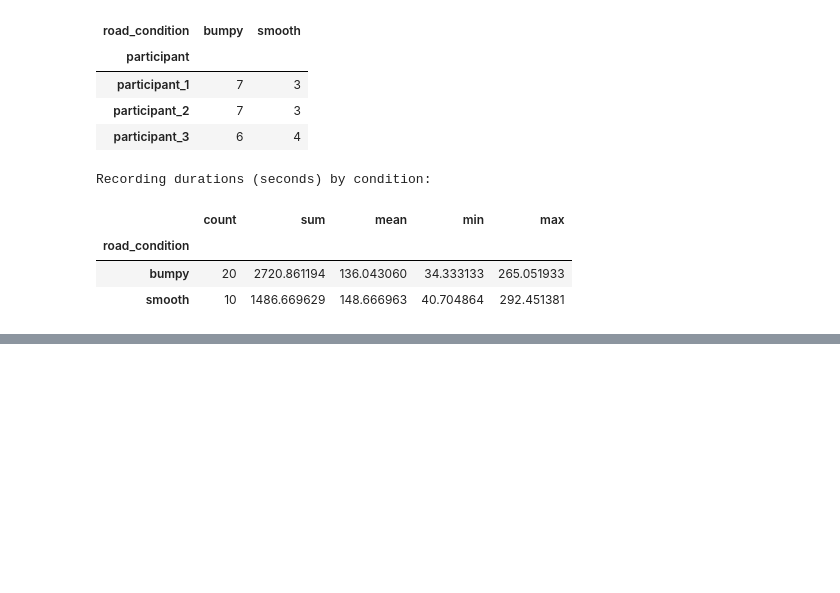
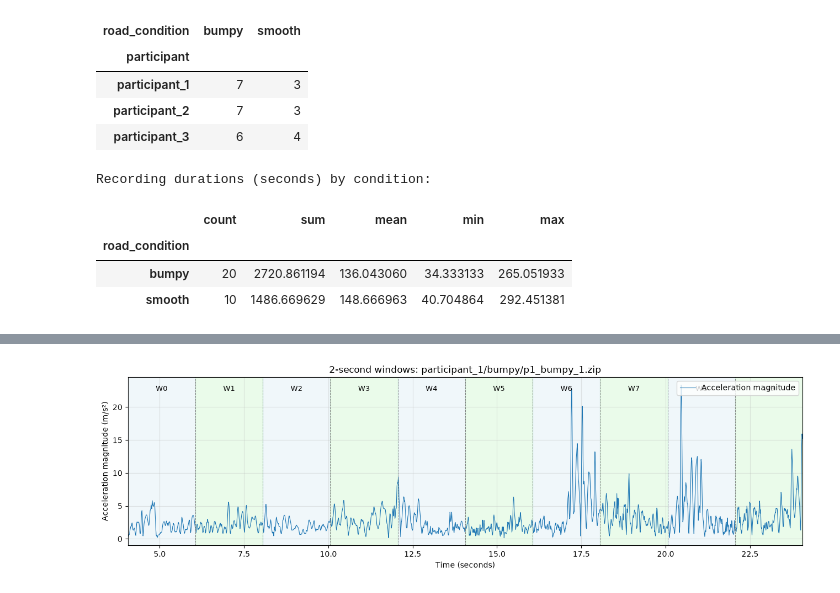
Before and after one commit to xinran-2/Pavement-smoothness-detection-model, a Jupyter notebook: notebooks/Project_pipeline.ipynb, the cells around one changed output, grey strips where cells are left out. Drawn from its saved outputs; the diff is of its cells as text; code cells hidden in the pictures; blank space fills up the shorter version.

```diff
--- a/notebooks/Project_pipeline.ipynb
+++ b/notebooks/Project_pipeline.ipynb
@@ -144,0 +211,14 @@ The analysis also aims to identify the portions of each recording corresponding
+# %%
+window_duration = 2  # seconds
+windowed_recordings = []
+for recording_id, recording in trimmed_df.groupby("recording_id", sort=False):
+    recording = recording.sort_values("seconds_elapsed").copy()
+    first_time = recording["seconds_elapsed"].iloc[0]
+    recording["window_id"] = (
+        (recording["seconds_elapsed"] - first_time) // window_duration
+    ).astype(int)
+    windowed_recordings.append(recording)
+
+windowed_df = pd.concat(windowed_recordings, ignore_index=True)
+print("Windows before incomplete-window filtering:",
+      windowed_df.groupby(["recording_id", "window_id"]).ngroups)
@@ -144,0 +231,39 @@ The analysis also aims to identify the portions of each recording corresponding
+# %%
+example_id = trimmed_df["recording_id"].iloc[0]
+example = windowed_df.loc[windowed_df["recording_id"] == example_id].copy()
+if example.empty: #if typed wrong
+    raise ValueError(f"Recording not found: {example_id}")
+
+segment_start = example["seconds_elapsed"].min()  #starts at W0
+segment_end = min(segment_start + 20, example["seconds_elapsed"].max())
+segment = example.loc[example["seconds_elapsed"].between(segment_start, segment_end)]
+
+fig, ax = plt.subplots(figsize=(13, 4))
+ax.plot(segment["seconds_elapsed"], segment["acc_magnitude"],
+        linewidth=0.8, label="Acceleration magnitude")
+
+for window_id, window in segment.groupby("window_id", sort=True):
+    #actual bounds are anchored to the first sample of the trimmed recording.
+    start = example["seconds_elapsed"].min() + window_id * window_duration
+    end = start + window_duration
+    left, right = max(start, segment_start), min(end, segment_end)
+    if left >= right:
+        continue
+    ax.axvspan(left, right, alpha=0.18,
+               color="lightblue" if window_id % 2 == 0 else "lightgreen")
+    ax.axvline(left, linestyle="--", linewidth=0.7, color="gray")
+    #label only complete visible windows to avoid edge overlaps.
+    if start >= segment_start and end <= segment_end:
+        ax.text((start + end) / 2, 0.93, f"W{window_id}",
+                ha="center", va="center", fontsize=9,
+                transform=ax.get_xaxis_transform())
+
+ax.set(xlim=(segment_start, segment_end),
+       title=f"2-second windows: {example_id}",
+       xlabel="Time (seconds)", ylabel="Acceleration magnitude (m/s²)")
+ax.grid(True, alpha=0.3)
+ax.legend(loc="upper right")
+plt.tight_layout()
+plt.show()
+# %% [output]
+[figure, added]
```
Also changed, not shown: parts of 16 cells of this notebook.
